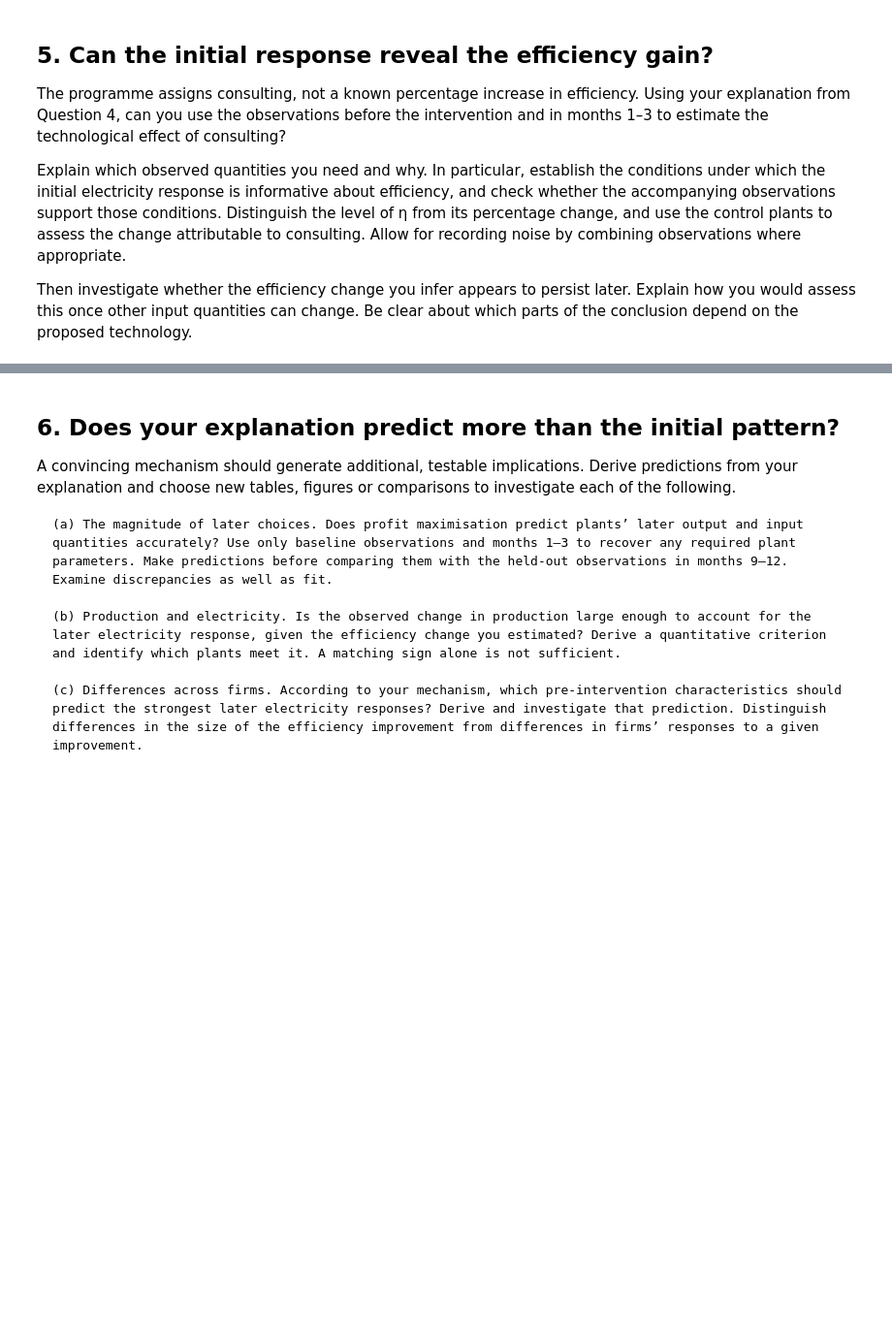
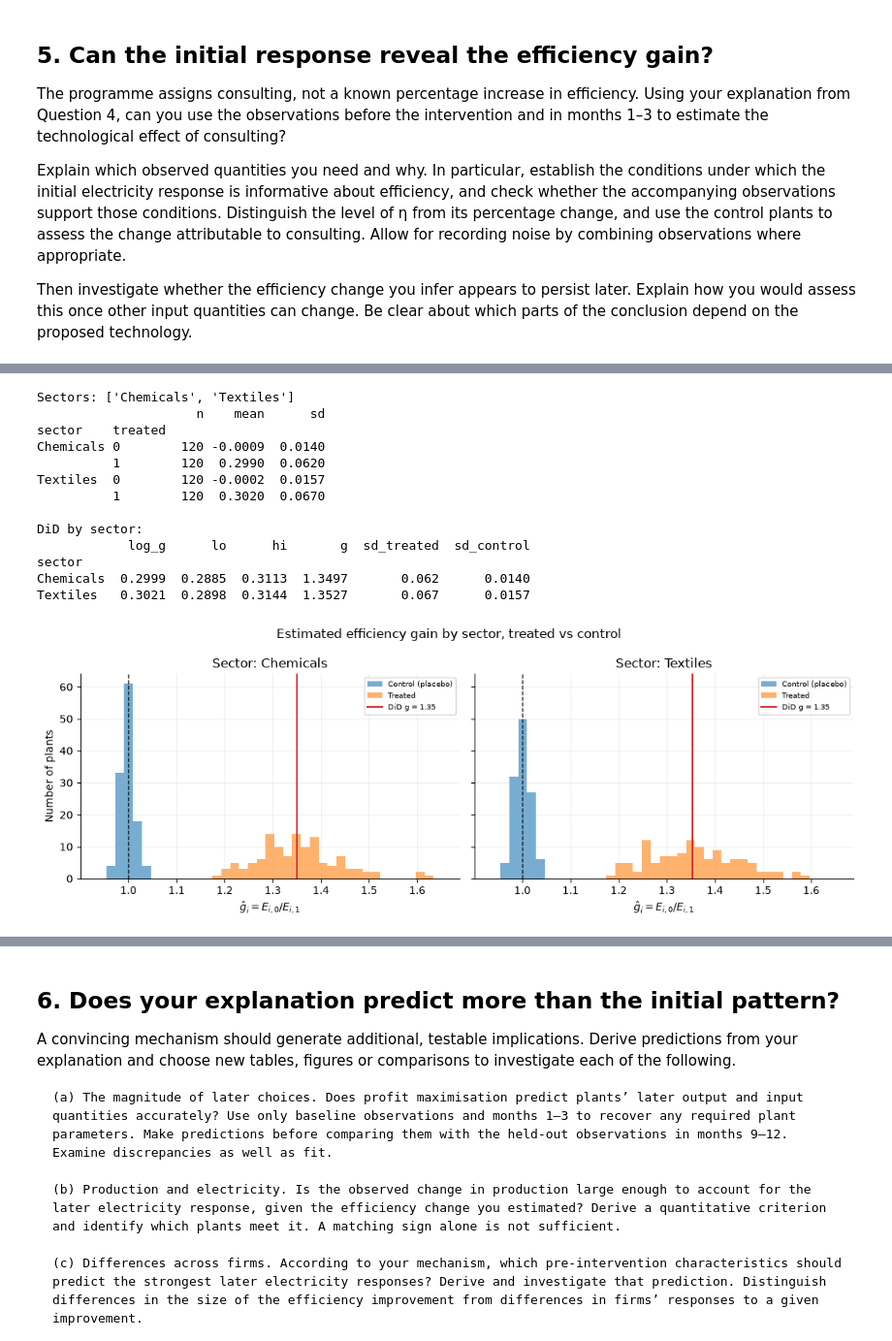
Before and after one commit to xave-markey/hw2_insurance_econ, a Jupyter notebook: assignment2_JL_V2.ipynb, the cells around one changed output, grey strips where cells are left out. Shown at 97% size. Saved outputs shown, nothing was run; the diff lists cells and outputs as text; code cells hidden in the pictures; blank space fills up the shorter version.

```diff
--- a/assignment2_JL_V2.ipynb
+++ b/assignment2_JL_V2.ipynb
@@ -1257,0 +1612,66 @@ Then investigate whether the efficiency change you infer appears to persist late
+# %%
+# ---------- 1. Add sector to the plant-level table ----------
+plants["sector"] = df_eda.groupby("firm_id")["sector"].first()
+sectors = sorted(plants["sector"].dropna().unique())
+print("Sectors:", sectors)
+
+# ---------- 2. Does sector explain the spread? ----------
+summary = (plants.groupby(["sector", "treated"])["log_g_hat"]
+           .agg(n="count", mean="mean", sd="std")
+           .round(4))
+print(summary)
+
+# DiD of log g within each sector, with 95% CI across plants
+rows = []
+for s in sectors:
+    sub = plants[plants["sector"] == s]
+    t = sub.loc[sub.treated == 1, "log_g_hat"]
+    c = sub.loc[sub.treated == 0, "log_g_hat"]
+    diff = t.mean() - c.mean()
+    se = np.sqrt(t.var(ddof=1) / len(t) + c.var(ddof=1) / len(c))
+    rows.append({"sector": s, "log_g": diff, "lo": diff - 1.96 * se,
+                 "hi": diff + 1.96 * se, "g": np.exp(diff),
+                 "sd_treated": t.std(ddof=1), "sd_control": c.std(ddof=1)})
+sector_did = pd.DataFrame(rows).set_index("sector").round(4)
+print("\nDiD by sector:")
+print(sector_did)
+
+# ---------- 3. Plot 5 (faceted by sector) ----------
+fig, axes = plt.subplots(1, len(sectors), figsize=(5.5 * len(sectors), 4),
+                         sharex=True, sharey=True, squeeze=False)
+axes = axes[0]
+bins = np.linspace(plants["g_hat"].min() * 0.98, plants["g_hat"].max() * 1.02, 40)
+
+for ax, s in zip(axes, sectors):
+    sub = plants[plants["sector"] == s]
+    ax.hist(sub.loc[sub.treated == 0, "g_hat"], bins=bins, alpha=0.6,
+            color="tab:blue", label="Control (placebo)")
+    ax.hist(sub.loc[sub.treated == 1, "g_hat"], bins=bins, alpha=0.6,
+            color="tab:orange", label="Treated")
+    ax.axvline(1, color="black", ls="--", lw=1)
+    ax.axvline(sector_did.loc[s, "g"], color="tab:red", lw=1.5,
+               label=f"DiD g = {sector_did.loc[s, 'g']:.2f}")
+    ax.set_title(f"Sector: {s}")
+    ax.set_xlabel(r"$\hat g_i = E_{i,0}/E_{i,1}$")
+    ax.grid(alpha=0.2)
+    ax.legend(fontsize=7)
+
+axes[0].set_ylabel("Number of plants")
+fig.suptitle("Estimated efficiency gain by sector, treated vs control")
+plt.tight_layout()
+plt.show()
+# %% [output]
+Sectors: ['Chemicals', 'Textiles']
+                     n    mean      sd
+sector    treated
+Chemicals 0        120 -0.0009  0.0140
+          1        120  0.2990  0.0620
+Textiles  0        120 -0.0002  0.0157
+          1        120  0.3020  0.0670
+
+DiD by sector:
+            log_g      lo      hi       g  sd_treated  sd_control
+sector
+Chemicals  0.2999  0.2885  0.3113  1.3497       0.062      0.0140
+Textiles   0.3021  0.2898  0.3144  1.3527       0.067      0.0157
+[figure, added]
```
Also changed, not shown: parts of 23 cells of this notebook, 2 other files.
